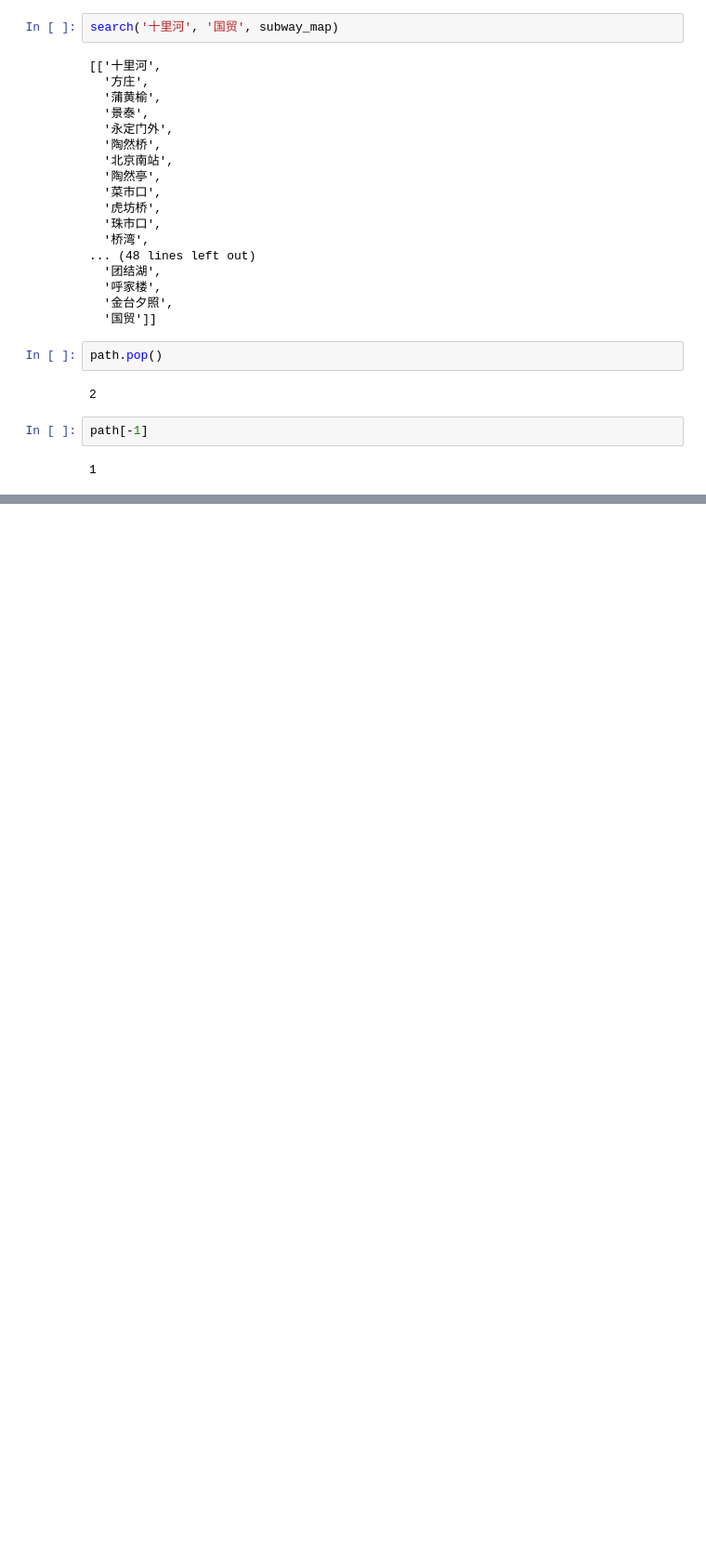
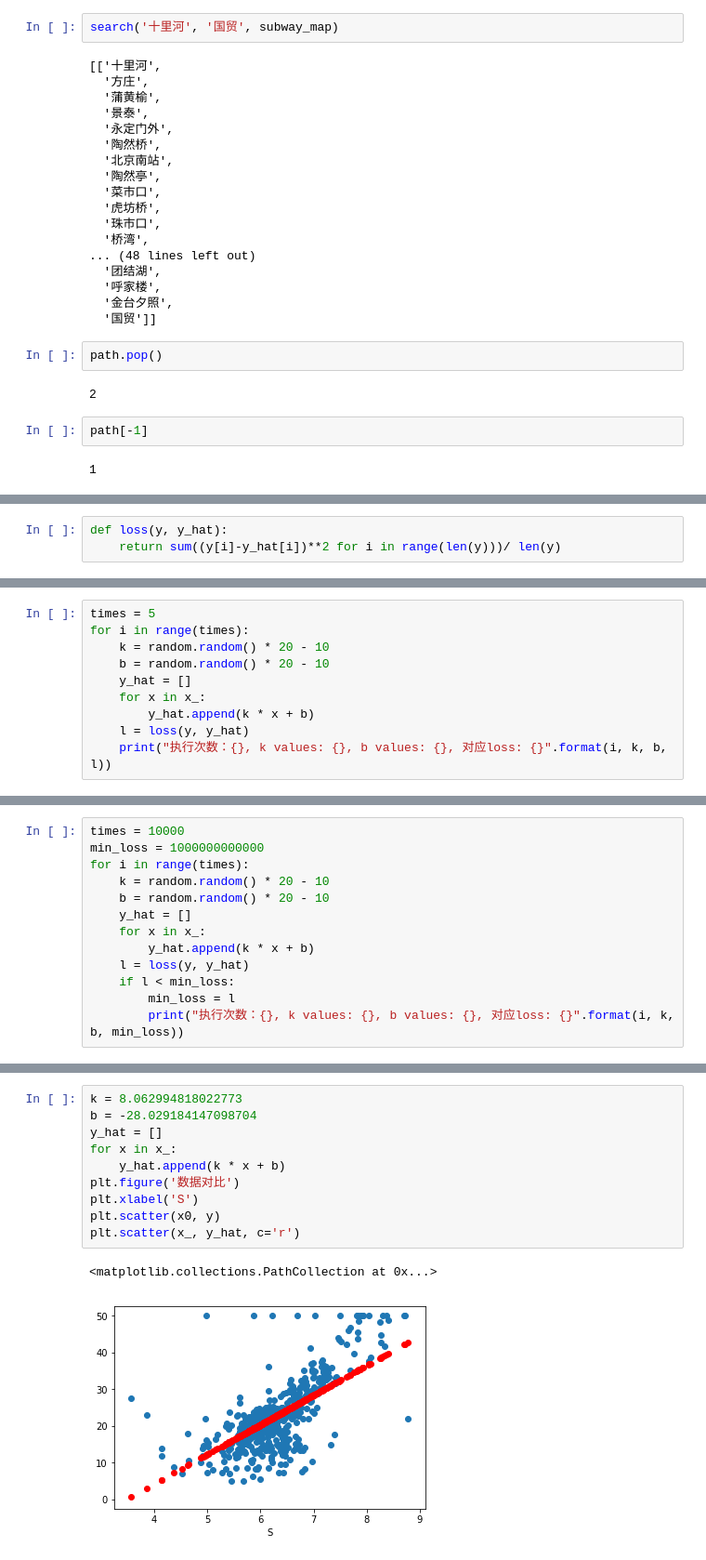
Before and after one commit to coder-leo-bian/Homework, a Jupyter notebook: homework02/lesson02_exercise.ipynb, the cells around one changed output, grey strips where cells are left out. Shown at 93% size. Saved outputs shown, nothing was run; the diff lists cells and outputs as text; blank space fills up the shorter version.

```diff
--- a/homework02/lesson02_exercise.ipynb
+++ b/homework02/lesson02_exercise.ipynb
@@ -585,0 +708,3 @@ path[-1]
+# %%
+def loss(y, y_hat):
+    return sum((y[i]-y_hat[i])**2 for i in range(len(y)))/ len(y)
@@ -585,0 +715,10 @@ path[-1]
+# %%
+times = 5
+for i in range(times):
+    k = random.random() * 20 - 10
+    b = random.random() * 20 - 10
+    y_hat = []
+    for x in x_:
+        y_hat.append(k * x + b)
+    l = loss(y, y_hat)
+    print("执行次数：{}, k values: {}, b values: {}, 对应loss: {}".format(i, k, b, l))
@@ -585,0 +731,13 @@ path[-1]
+# %%
+times = 10000
+min_loss = 1000000000000
+for i in range(times):
+    k = random.random() * 20 - 10
+    b = random.random() * 20 - 10
+    y_hat = []
+    for x in x_:
+        y_hat.append(k * x + b)
+    l = loss(y, y_hat)
+    if l < min_loss:
+        min_loss = l
+        print("执行次数：{}, k values: {}, b values: {}, 对应loss: {}".format(i, k, b, min_loss))
@@ -585,0 +813,13 @@ path[-1]
+# %%
+k = 8.062994818022773
+b = -28.029184147098704
+y_hat = []
+for x in x_:
+    y_hat.append(k * x + b)
+plt.figure('数据对比')
+plt.xlabel('S')
+plt.scatter(x0, y)
+plt.scatter(x_, y_hat, c='r')
+# %% [output]
+<matplotlib.collections.PathCollection at 0x...>
+[figure, added]
```
Also changed, not shown: parts of 19 cells of this notebook.
